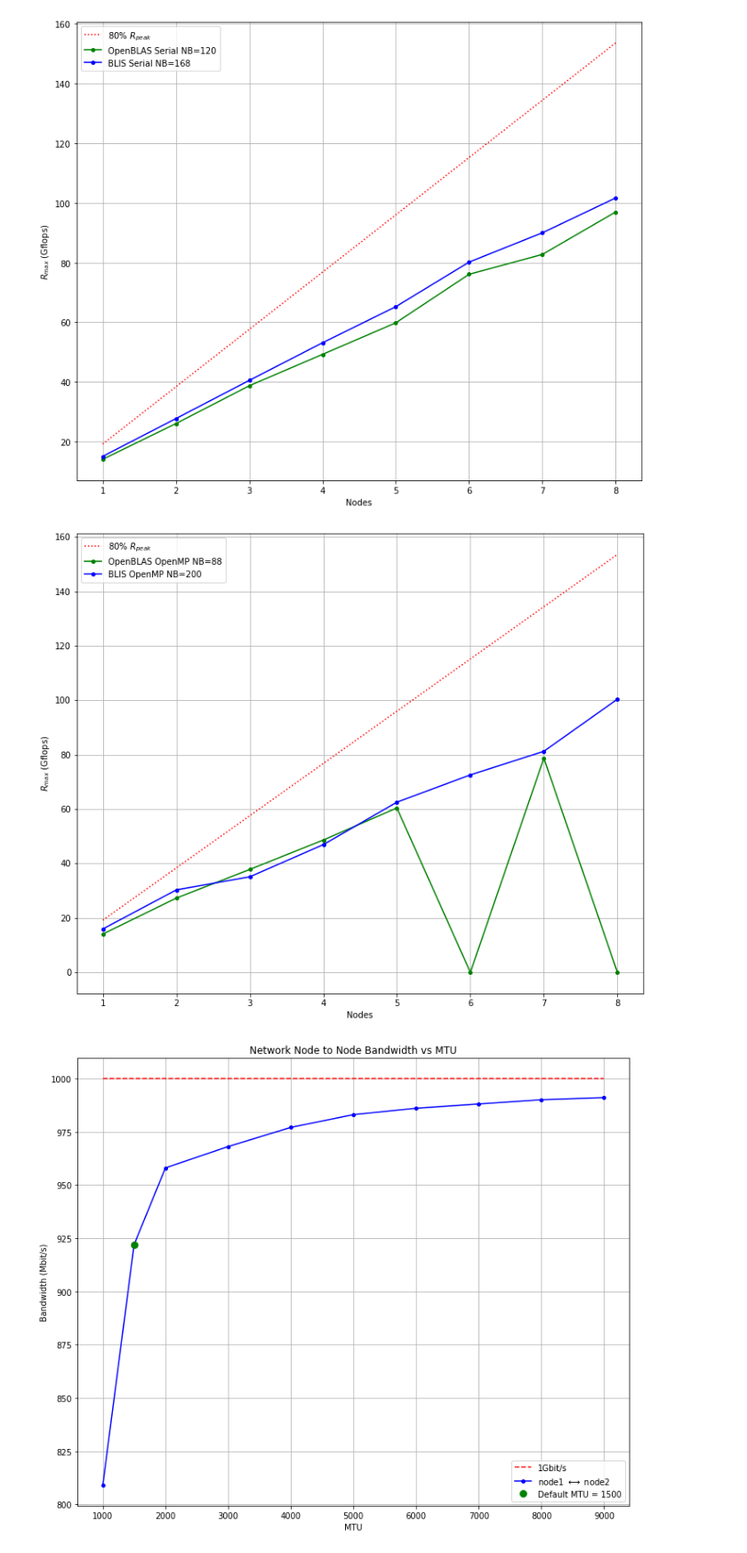
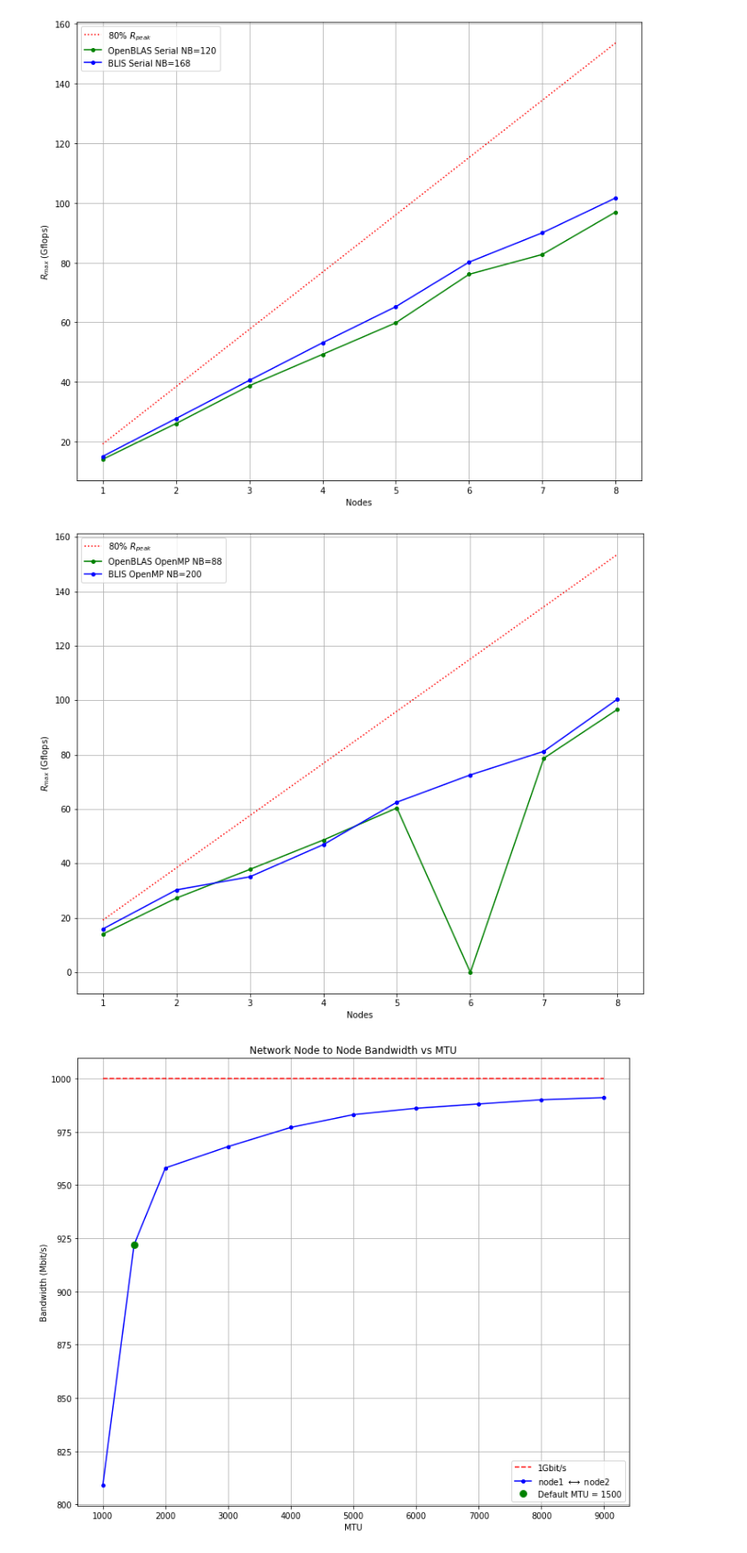
Before and after one commit to johnduffymsc/dissertation, a Jupyter notebook: picluster.ipynb, the cells around one changed output. Shown: that part at 89% size. Cells and saved outputs as stored; diff of their text form; code cells hidden in the pictures.

```diff
--- a/picluster.ipynb
+++ b/picluster.ipynb
@@ -763,35 +763,35 @@ openblas_openmp = [
     6.0428e+01,
     0,
     7.8712e+01,
-    0
+    9.6630e+01
 ]
 
 blis_openmp = [
     1.5954e+01,
     3.0312e+01,
     3.5132e+01,
     4.6953e+01,
     6.2550e+01,
     7.2585e+01,
     8.1255e+01,
     1.0041e+02
 ]
 
 
 plt.figure(figsize=(12, 10))
 #plt.title("Baseline $R_{max}$ vs Nodes 80% Memory")
 plt.plot(nodes, r_peak_80, ":r", markersize=4)
 plt.plot(nodes, openblas_openmp, "-go", markersize=4)
 plt.plot(nodes, blis_openmp, "-bo", markersize=4)
 plt.xlabel("Nodes")
 plt.ylabel("$R_{max}$ (Gflops)")
 plt.legend(["80% $R_{peak}$", "OpenBLAS OpenMP NB=88", "BLIS OpenMP NB=200"])
 plt.grid()
 plt.savefig("openmp_gflops_vs_nodes_80_percent_memory.pdf", bbox_inches="tight")
 plt.savefig("openmp_gflops_vs_nodes_80_percent_memory.png", bbox_inches="tight")
 plt.show()
 # %% [output]
-[figure, old version]
+[figure, new version]
 # %%
 # Network bandwidth vs MTU.
 
```
Also changed, not shown: 2 other files.
